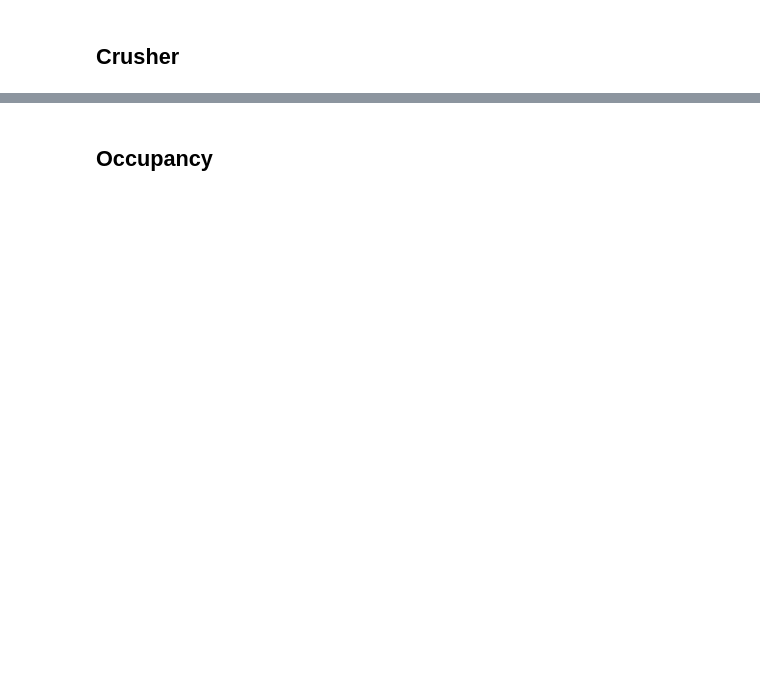
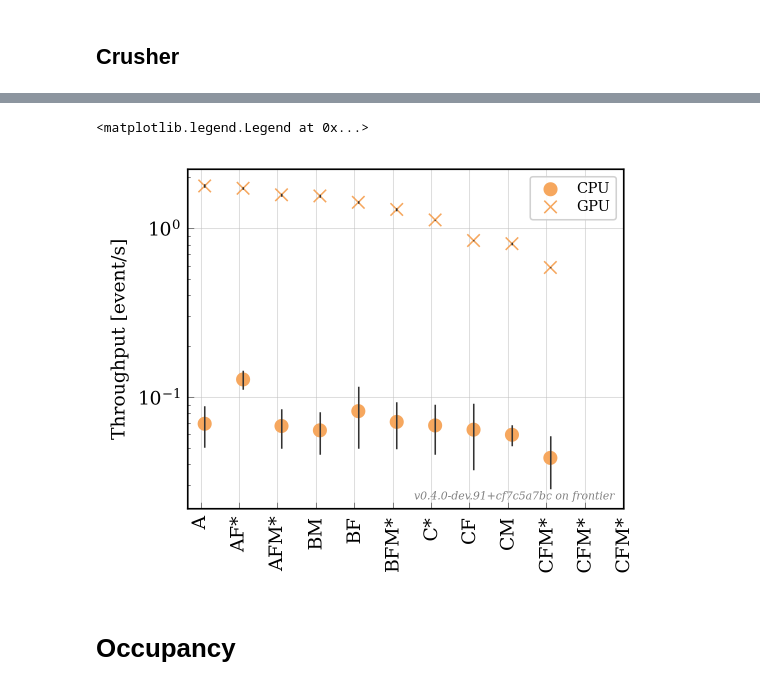
Before and after one commit to celeritas-project/regression, a Jupyter notebook: analysis.ipynb, the cells around one changed output, grey strips where cells are left out. Saved outputs shown, nothing was run; the diff lists cells and outputs as text; code cells hidden in the pictures; blank space fills up the shorter version.

Commit message:
Update analysis with occupancy and such

```diff
--- a/analysis.ipynb
+++ b/analysis.ipynb
@@ -517,0 +382,3 @@ plt.close()
+# %%
+frontier = analyze.Analysis('results/frontier')
+print(frontier)
@@ -517,0 +404,5 @@ plt.close()
+# %%
+(fig, ax) = plt.subplots()
+analyze.plot_event_rate(ax, frontier)
+ax.legend()
+# %% [output]
@@ -518,2 +411,4 @@ plt.close()
+<matplotlib.legend.Legend at 0x...>
+[figure, added]
 # %% [markdown]
-## Occupancy
+# Occupancy
```
Also changed, not shown: parts of 52 cells of this notebook, 8 other files.
